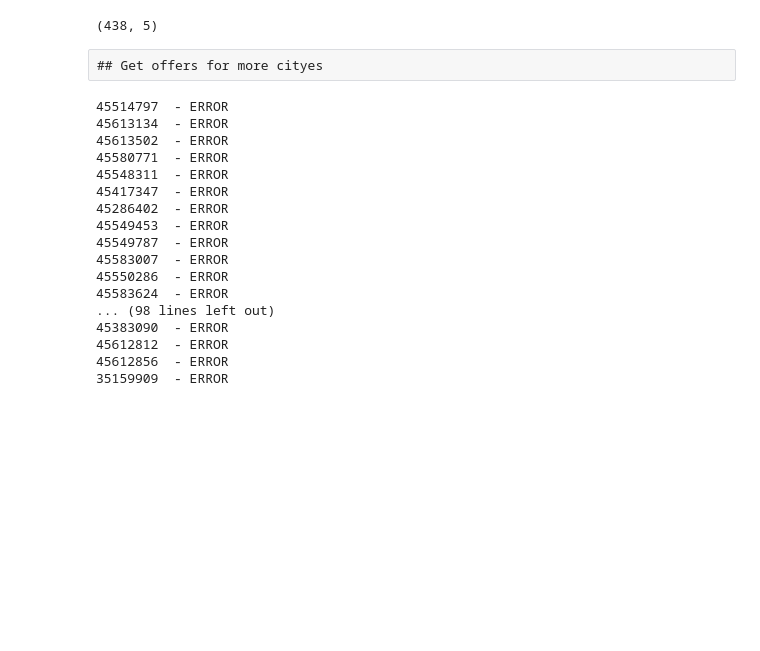
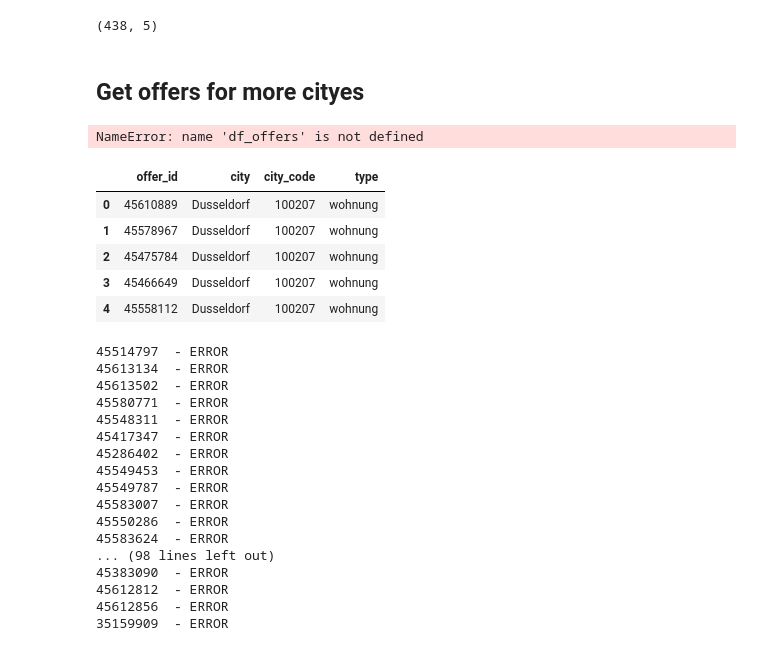
Before and after one commit to felipedmnq/rent-houses--germany, a Jupyter notebook: notebooks/immonet_scrape.ipynb, the cells around one changed output. Cells and saved outputs as stored; diff of their text form; code cells hidden in the pictures; blank space fills up the shorter version.

```diff
--- a/notebooks/immonet_scrape.ipynb
+++ b/notebooks/immonet_scrape.ipynb
@@ -210,8 +210,8 @@ df_raw_infos = pd.DataFrame(infos_list)
 df_raw_infos.shape
 # %% [output]
 (438, 5)
-# %% [raw]
-## Get offers for more cityes
+# %% [markdown]
+## Get offers for more cityes
 # %%
 # get main German cities codes
 
@@ -251,6 +251,10 @@ for city, code in cities_dict.items():
 
 offers_by_page = len(soup.findAll('div', class_="col-xs-12 place-over-understitial sel-bg-gray-lighter"))
 df_offers = pd.DataFrame(cities_offers)
+# %%
+df_offers.head()
+# %% [output]
+NameError: name 'df_offers' is not defined
 # %%
 # List of all ids
 ids_list = []
@@ -298,6 +302,15 @@ now2 = datetime.now().strftime('%Y_%m_%d_%H_%M_%S')
 output_dir = '../data/'
 filename = f'immonet_de_{now2}.csv'
 df_ids.to_csv(os.path.join(output_dir, filename), index=False)
+# %%
+df_ids.head()
+# %% [output]
+|  | offer_id | city | city_code | type |
+| 0 | 45610889 | Dusseldorf | 100207 | wohnung |
+| 1 | 45578967 | Dusseldorf | 100207 | wohnung |
+| 2 | 45475784 | Dusseldorf | 100207 | wohnung |
+| 3 | 45466649 | Dusseldorf | 100207 | wohnung |
+| 4 | 45558112 | Dusseldorf | 100207 | wohnung |
 # %%
 # get all infor for all founded offers
 
```
Also changed, not shown: parts of 2 cells of this notebook.
